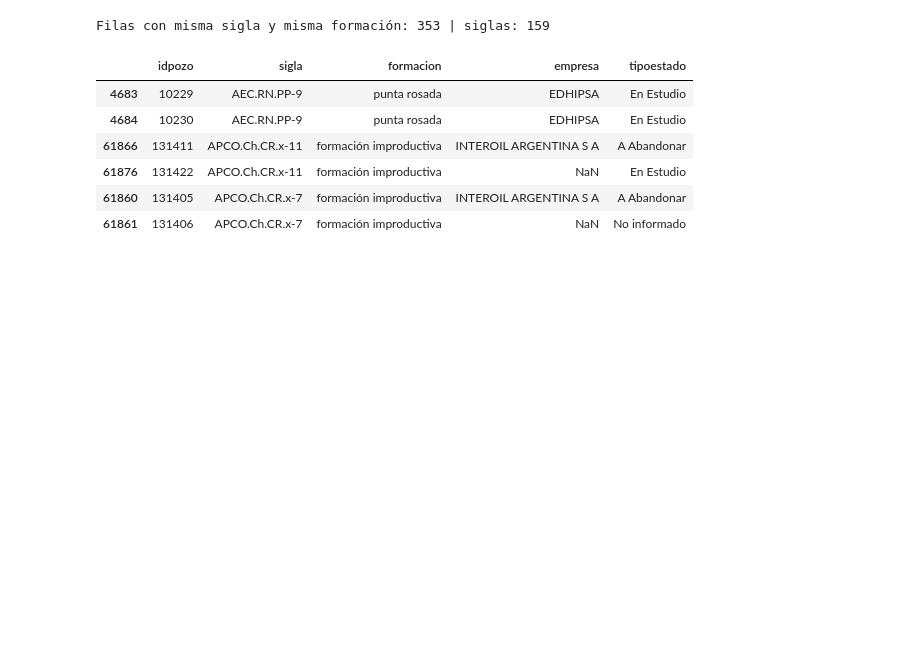
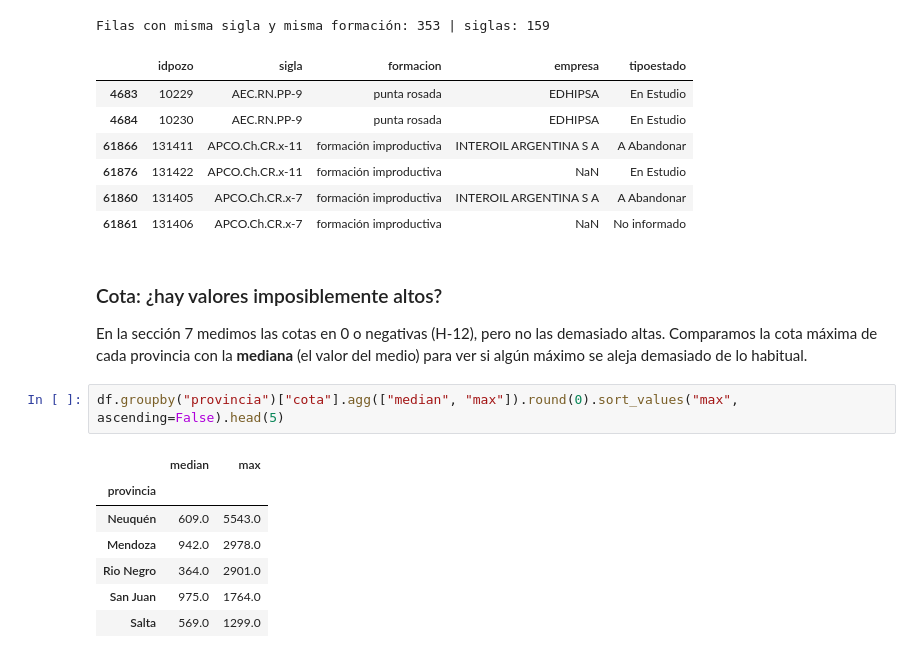
Before and after one commit to ncyanzon/dg, a Jupyter notebook: notebooks/01_pozos_perfilado.ipynb, the cells around one changed output. Cells and saved outputs as stored; diff of their text form; blank space fills up the shorter version.

```diff
--- a/notebooks/01_pozos_perfilado.ipynb
+++ b/notebooks/01_pozos_perfilado.ipynb
@@ -488,3 +488,18 @@ Filas con misma sigla y misma formación: 353 | siglas: 159
 | 61876 | 131422 | APCO.Ch.CR.x-11 | formación improductiva | NaN | En Estudio |
 | 61860 | 131405 | APCO.Ch.CR.x-7 | formación improductiva | INTEROIL ARGENTINA S A | A Abandonar |
 | 61861 | 131406 | APCO.Ch.CR.x-7 | formación improductiva | NaN | No informado |
+# %% [markdown]
+### Cota: ¿hay valores imposiblemente altos?
+
+En la sección 7 medimos las cotas en 0 o negativas (H-12), pero no las demasiado altas.
+Comparamos la cota máxima de cada provincia con la **mediana** (el valor del medio) para ver si algún máximo se aleja demasiado de lo habitual.
+# %%
+df.groupby("provincia")["cota"].agg(["median", "max"]).round(0).sort_values("max", ascending=False).head(5)
+# %% [output]
+|  | median | max |
+| provincia |  |  |
+| Neuquén | 609.0 | 5543.0 |
+| Mendoza | 942.0 | 2978.0 |
+| Rio Negro | 364.0 | 2901.0 |
+| San Juan | 975.0 | 1764.0 |
+| Salta | 569.0 | 1299.0 |
```
Also changed, not shown: parts of 6 cells of this notebook, 2 other files.
